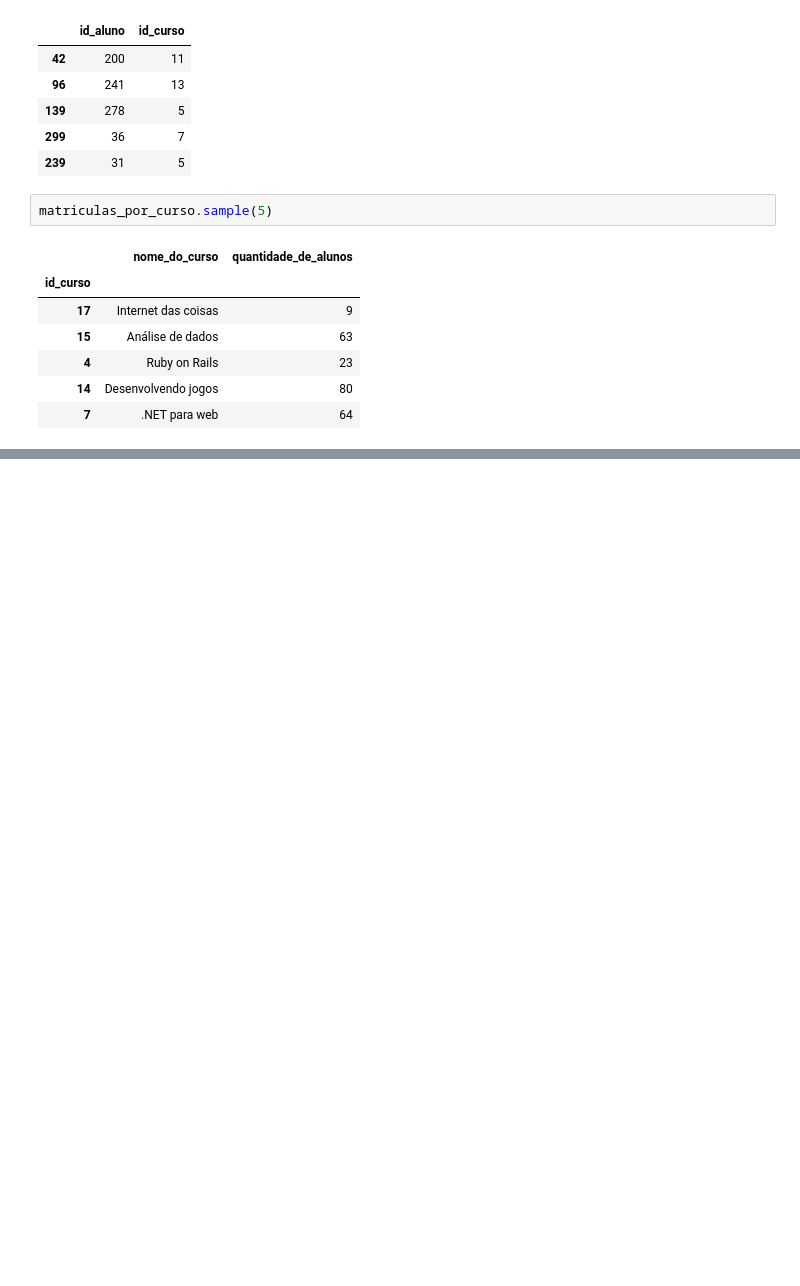
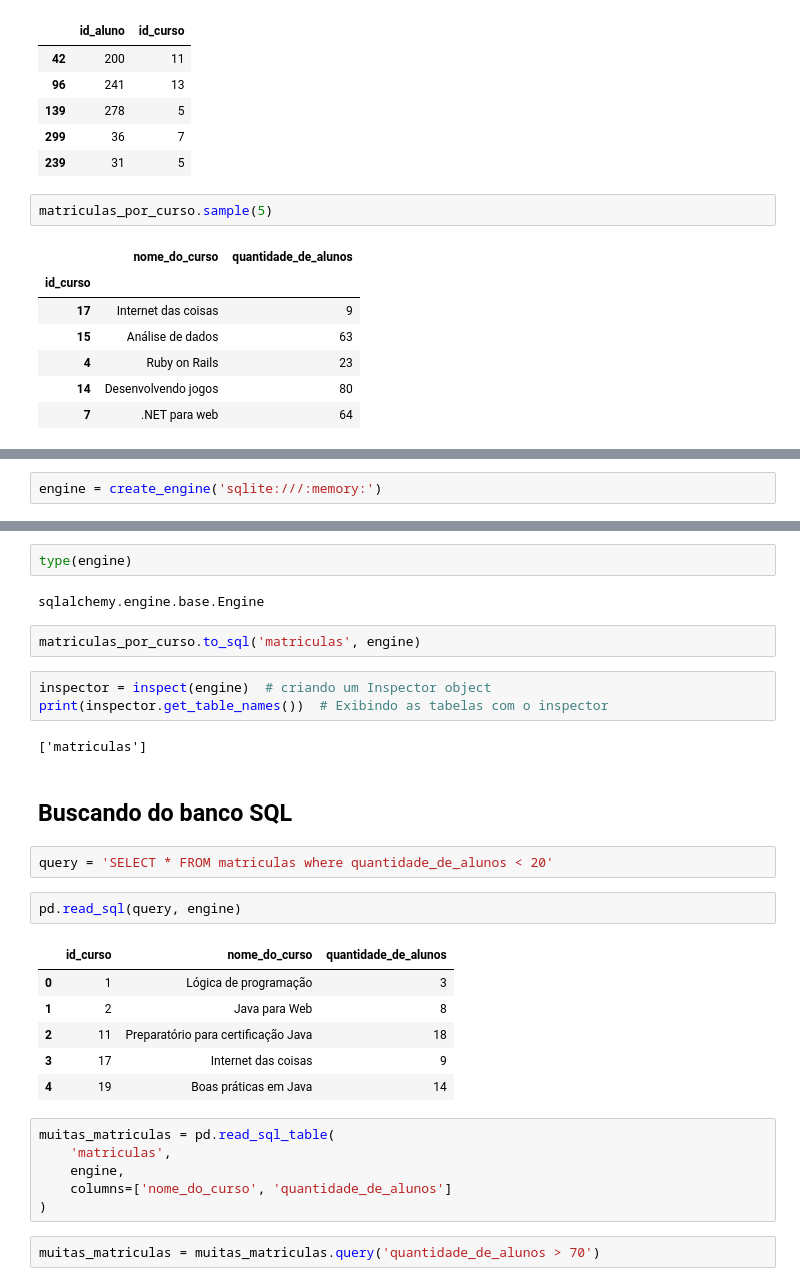
Before and after one commit to josenaldo/alura-ds1-pandas-formatos-diferentes-de-entrada-e-saida-io, a Jupyter notebook: notebook/pandas-io.ipynb, the cells around one changed output, grey strips where cells are left out. Saved outputs shown, nothing was run; the diff lists cells and outputs as text; blank space fills up the shorter version.

```diff
--- a/notebook/pandas-io.ipynb
+++ b/notebook/pandas-io.ipynb
@@ -483,0 +548,2 @@ matriculas_por_curso.sample(5)
+# %%
+engine = create_engine('sqlite:///:memory:')
@@ -483,0 +554,32 @@ matriculas_por_curso.sample(5)
+# %%
+type(engine)
+# %% [output]
+sqlalchemy.engine.base.Engine
+# %%
+matriculas_por_curso.to_sql('matriculas', engine)
+# %%
+inspector = inspect(engine)  # criando um Inspector object
+print(inspector.get_table_names())  # Exibindo as tabelas com o inspector
+# %% [output]
+['matriculas']
+# %% [markdown]
+## Buscando do banco SQL
+# %%
+query = 'SELECT * FROM matriculas where quantidade_de_alunos < 20'
+# %%
+pd.read_sql(query, engine)
+# %% [output]
+|  | id_curso | nome_do_curso | quantidade_de_alunos |
+| 0 | 1 | Lógica de programação | 3 |
+| 1 | 2 | Java para Web | 8 |
+| 2 | 11 | Preparatório para certificação Java | 18 |
+| 3 | 17 | Internet das coisas | 9 |
+| 4 | 19 | Boas práticas em Java | 14 |
+# %%
+muitas_matriculas = pd.read_sql_table(
+    'matriculas',
+    engine,
+    columns=['nome_do_curso', 'quantidade_de_alunos']
+)
+# %%
+muitas_matriculas = muitas_matriculas.query('quantidade_de_alunos > 70')
```
Also changed, not shown: parts of 28 cells of this notebook, 2 other files.
